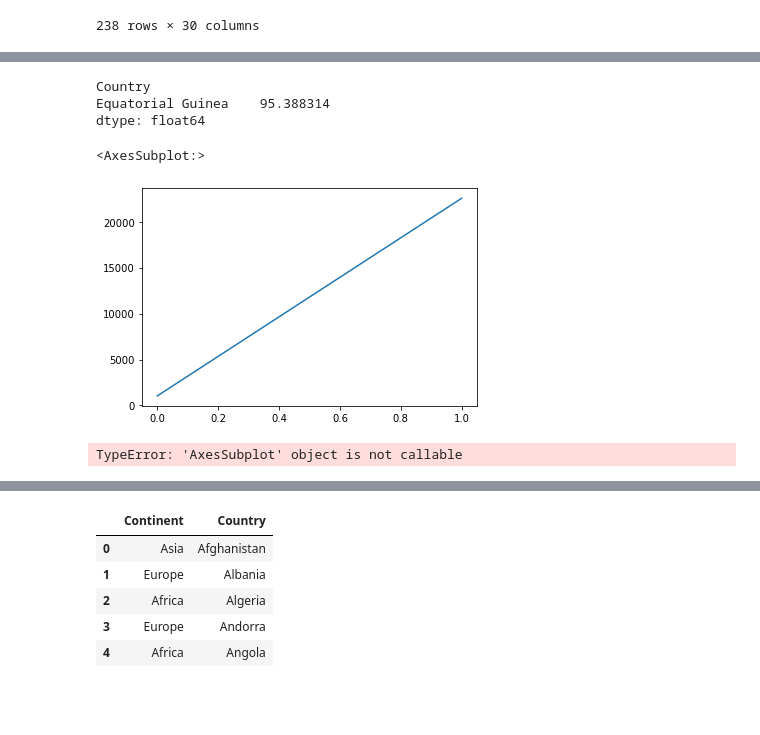
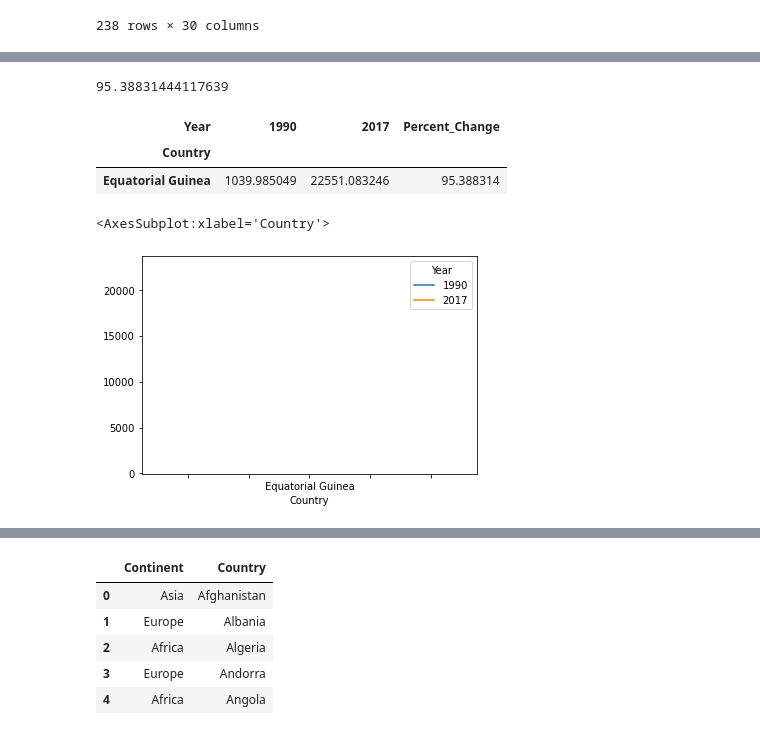
Before and after one commit to nss-data-science-cohort-6/un_data_question-tjsimpson524, a Jupyter notebook: notebooks/UN_Data_Exploration.ipynb, the cells around one changed output, grey strips where cells are left out. Drawn from its saved outputs; the diff is of its cells as text; code cells hidden in the pictures; blank space fills up the shorter version.

Commit message:
Finished through line chart

```diff
--- a/notebooks/UN_Data_Exploration.ipynb
+++ b/notebooks/UN_Data_Exploration.ipynb
@@ -153,0 +151,2 @@ gdp_pivoted
+# %%
+gdp_pivoted = gdp_df[['1990', '2017']]
@@ -154,3 +170,2 @@ gdp_pivoted
 # %%
-Percent_Change = 100 * ((gdp_pivoted['2017'] - gdp_pivoted['1990'])/ (gdp_pivoted['2017']))
-Percent_Change
+PC = 100 * ((gdp_pivoted['2017'] - gdp_pivoted['1990'])/ (gdp_pivoted['2017']))
@@ -161,2 +188,2 @@ dtype: float64
 # %%
-gpd_pivoted = gdp_pivoted[['1990', '2017', 'Percent_Change']]
+gdp_pivoted["Percent_Change"] = PC
@@ -163,6 +242,4 @@ gpd_pivoted = gdp_pivoted[['1990', '2017', 'Percent_Change']]
 # %%
-print(Percent_Change[Percent_Change == Percent_Change.max()])
+gdp_pivoted['Percent_Change'].max()
 # %% [output]
-Country
-Equatorial Guinea    95.388314
-dtype: float64
+95.38831444117639
@@ -171,15 +246,13 @@ s = pd.Series([1039.985049,22551.083246])
-# %%
-s.plot.line()
-# %% [output]
-<AxesSubplot:>
-[figure, removed]
-# %%
-s = gdp_df({
-
-   '1990': [1039.985049],
-
-   '2017': [22551.083246]
-
-   }, index=[1990, 2000, 2010, 2020])
-# %% [output]
-TypeError: 'AxesSubplot' object is not callable
+# %%
+gdp_pivoted = gdp_pivoted[gdp_pivoted['Percent_Change'] == 95.38831444117639]
+# %%
+gdp_pivoted
+# %% [output]
+| Year | 1990 | 2017 | Percent_Change |
+| Country |  |  |  |
+| Equatorial Guinea | 1039.985049 | 22551.083246 | 95.388314 |
+# %%
+gdp_pivoted[['1990','2017']].plot(kind = 'line')
+# %% [output]
+<AxesSubplot:xlabel='Country'>
+[figure, added]
```
Also changed, not shown: parts of 15 cells of this notebook.
